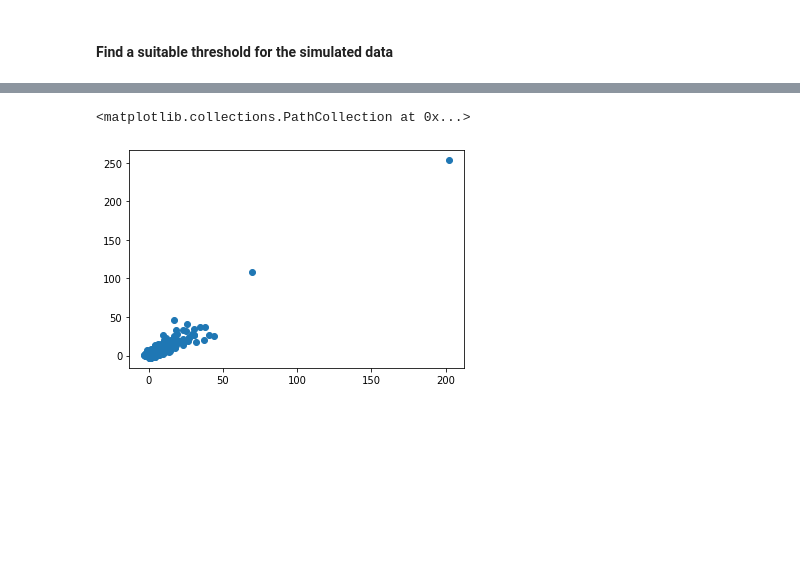
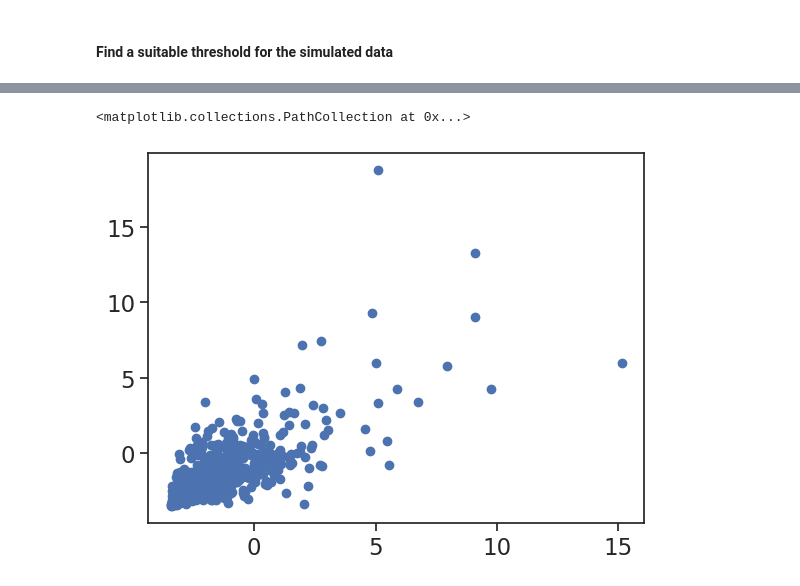
Before and after one commit to hcl516926907/GPDFlow, a Jupyter notebook: Simulation_2S.ipynb, the cells around one changed output, grey strips where cells are left out. Cells and saved outputs as stored; diff of their text form; code cells hidden in the pictures; blank space fills up the shorter version.

```diff
--- a/Simulation_2S.ipynb
+++ b/Simulation_2S.ipynb
@@ -25,7 +25,7 @@ Using device: cuda
 # %%
 dir_out = "/home/pgrad2/2448355h/My_PhD_Project/01_Output/GPDFlow/"
 
-dim = 25
+dim = 20
 # %% [markdown]
 #### Find a suitable threshold for the simulated data
 # %%
@@ -107,17 +153,18 @@ gamma = [0.319 0.313 0.17  0.178 0.024 0.323 0.337 0.189 0.159 0.047 0.304 0.335
 # %%
-thres = np.quantile(samples_origin, 0.95,axis=0)
+THRESHOLD_Q = 0.98
 
-cond = (samples_origin[:,0] > thres[0] ) | (samples_origin[:,1] > thres[1] )
+thres = np.quantile(samples_origin, THRESHOLD_Q, axis=0)
+
+cond = np.any(samples_origin > thres, axis=1)
 samples = samples_origin[cond,:]
 
 thres = thres.reshape(1,-1)
 samples = samples - thres
 
-# samples = samples_origin
 plt.scatter(samples[:,0],samples[:,1] )
 # %% [output]
 <matplotlib.collections.PathCollection at 0x...>
-[figure, old version]
+[figure, new version]
 # %%
 samples.shape
 # %% [output]
```
Also changed, not shown: parts of 40 cells of this notebook, 11 other files.
